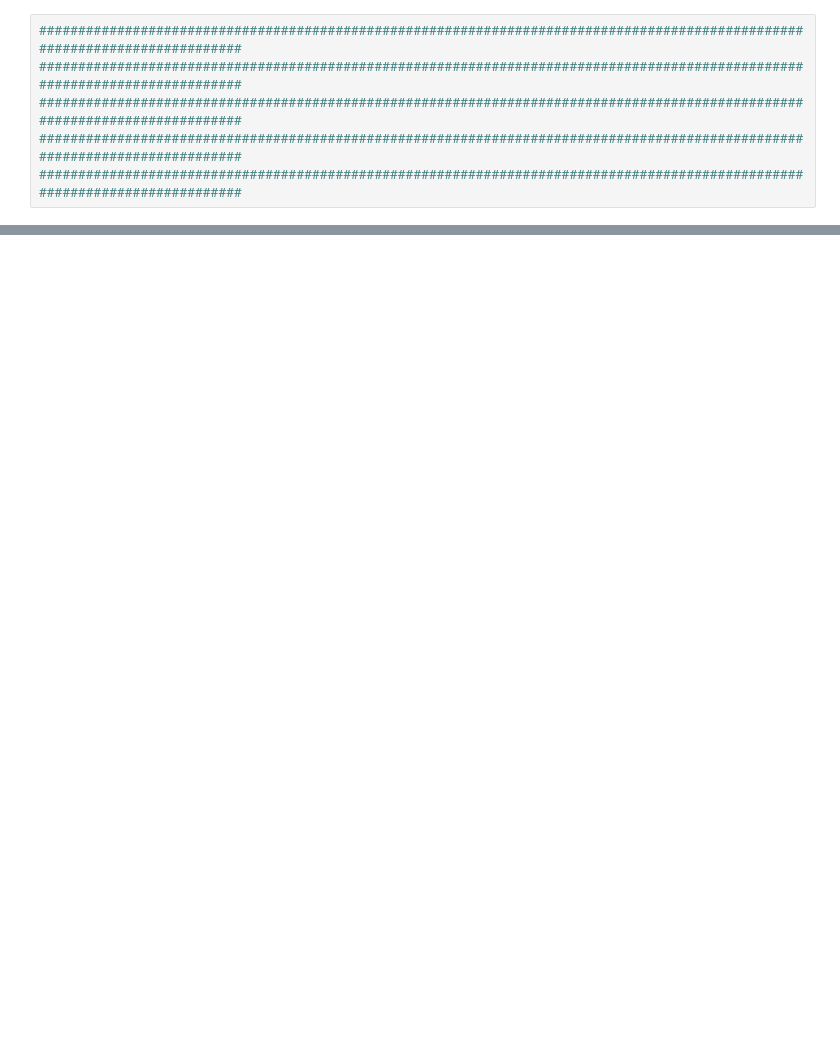
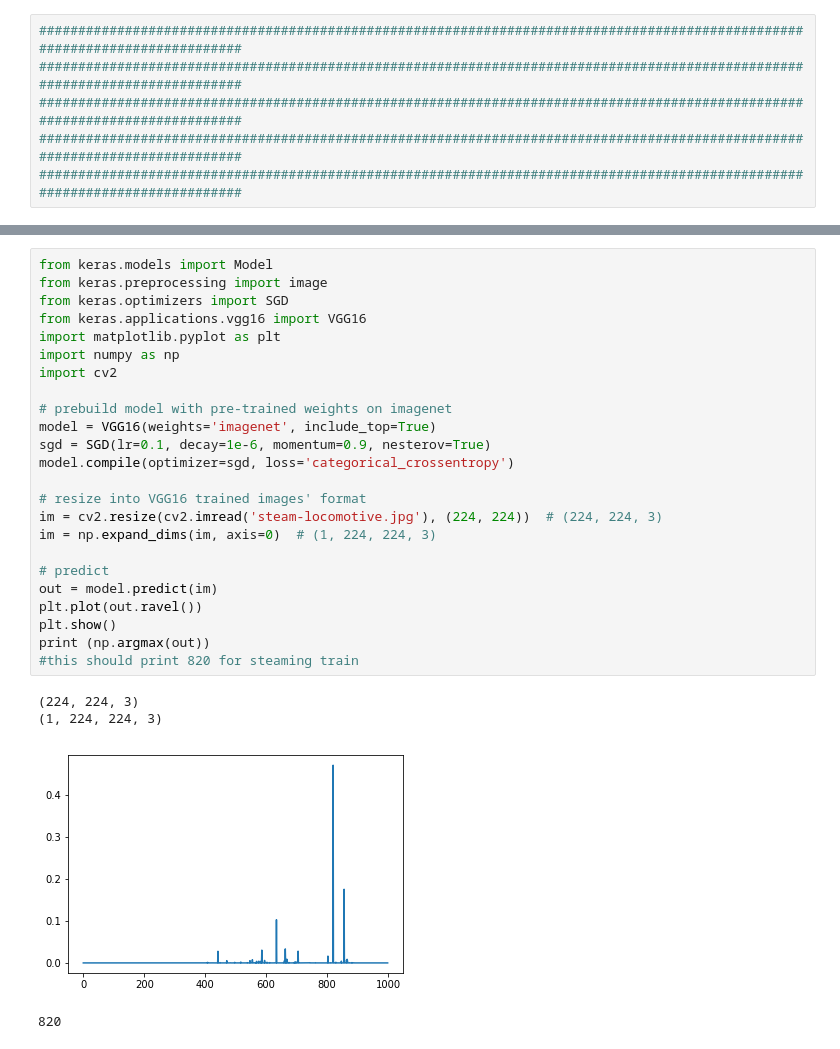
Before and after one commit to shmulik-willinger/machine_learning, a Jupyter notebook: Python-deep-learning.ipynb, the cells around one changed output, grey strips where cells are left out. Drawn from its saved outputs; the diff is of its cells as text; blank space fills up the shorter version.

```diff
--- a/Python-deep-learning.ipynb
+++ b/Python-deep-learning.ipynb
@@ -638,0 +573,29 @@ TypeError: 'deep' is an invalid keyword argument for this function
+# %%
+from keras.models import Model
+from keras.preprocessing import image
+from keras.optimizers import SGD
+from keras.applications.vgg16 import VGG16
+import matplotlib.pyplot as plt
+import numpy as np
+import cv2
+
+# prebuild model with pre-trained weights on imagenet
+model = VGG16(weights='imagenet', include_top=True)
+sgd = SGD(lr=0.1, decay=1e-6, momentum=0.9, nesterov=True)
+model.compile(optimizer=sgd, loss='categorical_crossentropy')
+
+# resize into VGG16 trained images' format
+im = cv2.resize(cv2.imread('steam-locomotive.jpg'), (224, 224))  # (224, 224, 3)
+im = np.expand_dims(im, axis=0)  # (1, 224, 224, 3)
+
+# predict
+out = model.predict(im)
+plt.plot(out.ravel())
+plt.show()
+print (np.argmax(out))
+#this should print 820 for steaming train
+# %% [output]
+(224, 224, 3)
+(1, 224, 224, 3)
+[figure, added]
+820
```
Also changed, not shown: parts of 30 cells of this notebook, 1 other file.
